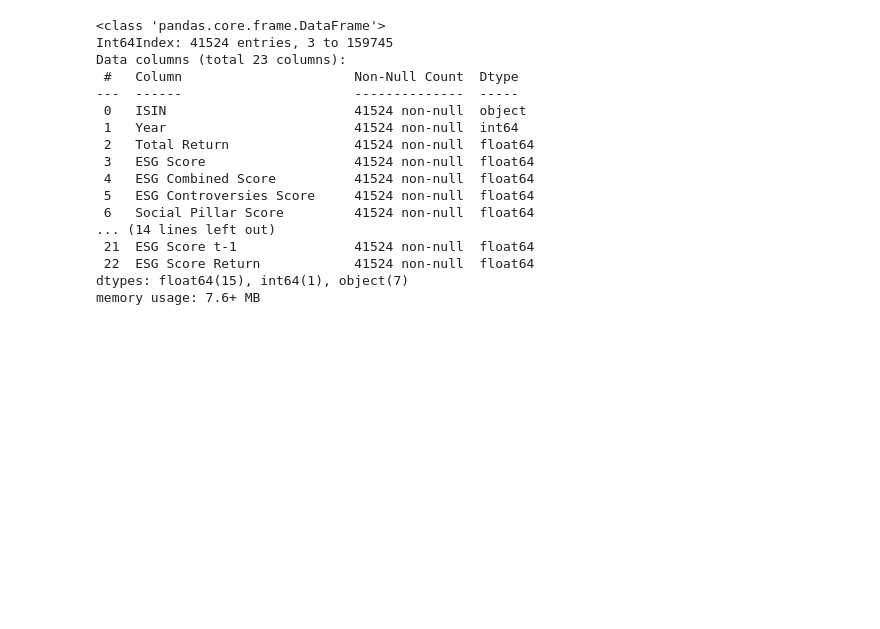
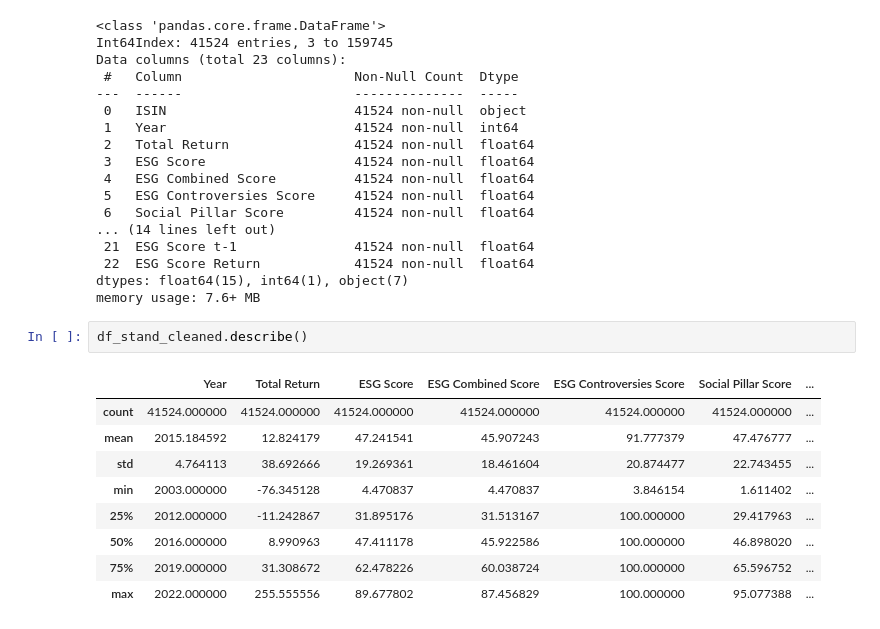
Before and after one commit to nilsmart96/ESG-and-Financial-Performance, a Jupyter notebook: Individual Analysis/ESG_changes_NM.ipynb, the cells around one changed output. Drawn from its saved outputs; the diff is of its cells as text; blank space fills up the shorter version.

```diff
--- a/Individual Analysis/ESG_changes_NM.ipynb
+++ b/Individual Analysis/ESG_changes_NM.ipynb
@@ -64,3 +67,15 @@ Data columns (total 23 columns):
  22  ESG Score Return            41524 non-null  float64
 dtypes: float64(15), int64(1), object(7)
 memory usage: 7.6+ MB
+# %%
+df_stand_cleaned.describe()
+# %% [output]
+|  | Year | Total Return | ESG Score | ESG Combined Score | ESG Controversies Score | Social Pillar Score | ... |
+| count | 41524.000000 | 41524.000000 | 41524.000000 | 41524.000000 | 41524.000000 | 41524.000000 | ... |
+| mean | 2015.184592 | 12.824179 | 47.241541 | 45.907243 | 91.777379 | 47.476777 | ... |
+| std | 4.764113 | 38.692666 | 19.269361 | 18.461604 | 20.874477 | 22.743455 | ... |
+| min | 2003.000000 | -76.345128 | 4.470837 | 4.470837 | 3.846154 | 1.611402 | ... |
+| 25% | 2012.000000 | -11.242867 | 31.895176 | 31.513167 | 100.000000 | 29.417963 | ... |
+| 50% | 2016.000000 | 8.990963 | 47.411178 | 45.922586 | 100.000000 | 46.898020 | ... |
+| 75% | 2019.000000 | 31.308672 | 62.478226 | 60.038724 | 100.000000 | 65.596752 | ... |
+| max | 2022.000000 | 255.555556 | 89.677802 | 87.456829 | 100.000000 | 95.077388 | ... |
```
Also changed, not shown: parts of 6 cells of this notebook.
